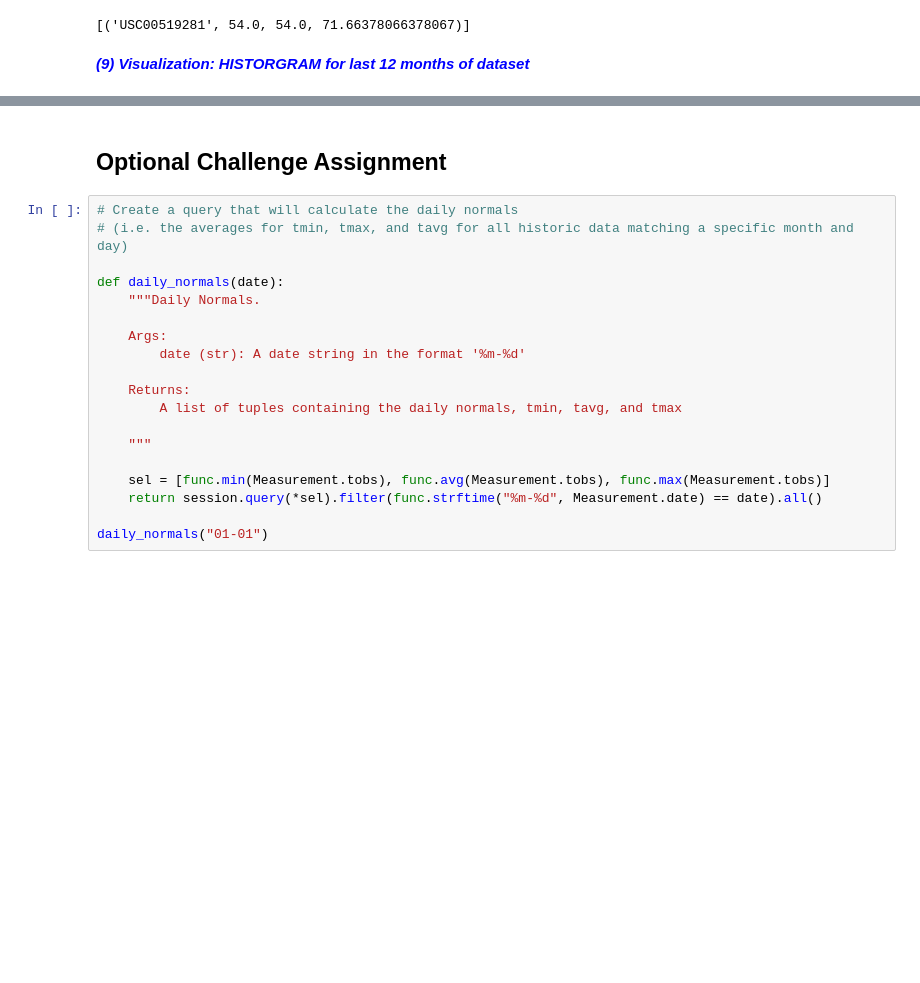
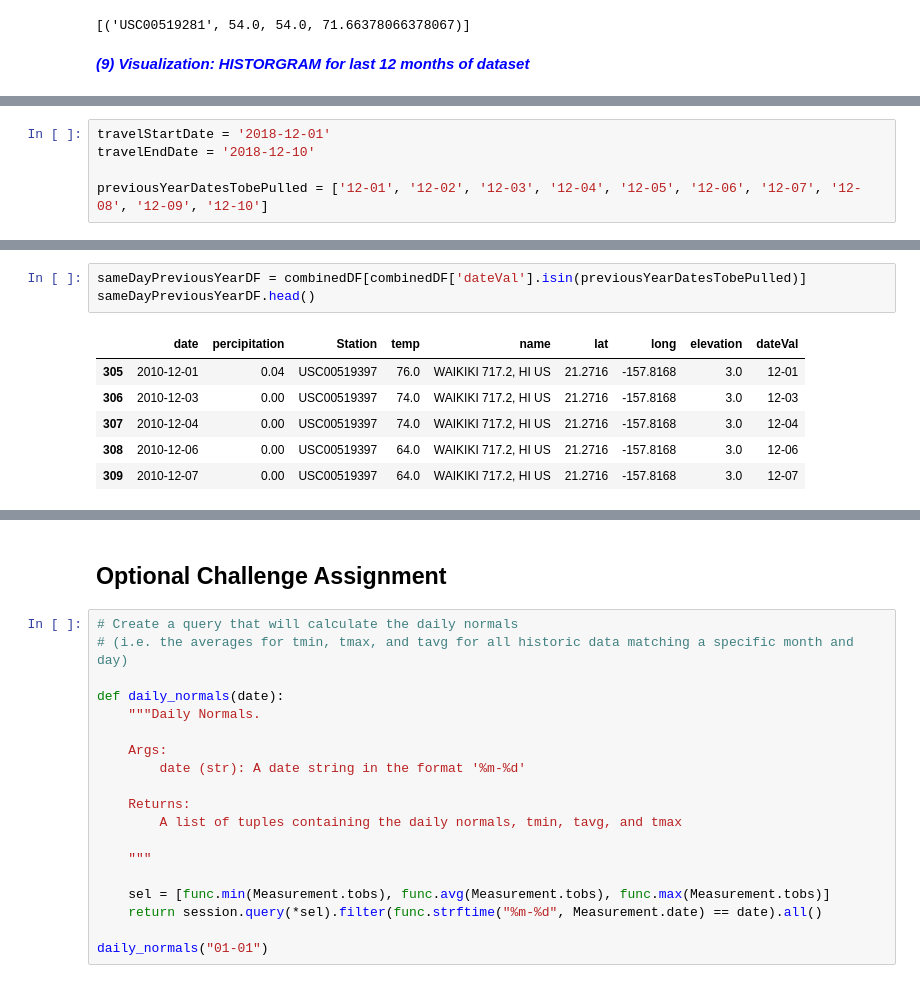
Before and after one commit to xaskoiking/HW_11_Advanced-Data-Storage-and-Retrieval, a Jupyter notebook: climate_starter.ipynb, the cells around one changed output, grey strips where cells are left out. Saved outputs shown, nothing was run; the diff lists cells and outputs as text; blank space fills up the shorter version.

```diff
--- a/climate_starter.ipynb
+++ b/climate_starter.ipynb
@@ -575,0 +625,5 @@ print(calc_temps('2012-02-28', '2012-03-05'))
+# %%
+travelStartDate = '2018-12-01'
+travelEndDate = '2018-12-10'
+
+previousYearDatesTobePulled = ['12-01', '12-02', '12-03', '12-04', '12-05', '12-06', '12-07', '12-08', '12-09', '12-10']
@@ -575,0 +640,10 @@ print(calc_temps('2012-02-28', '2012-03-05'))
+# %%
+sameDayPreviousYearDF = combinedDF[combinedDF['dateVal'].isin(previousYearDatesTobePulled)]
+sameDayPreviousYearDF.head()
+# %% [output]
+|  | date | percipitation | Station | temp | name | lat | long | elevation | dateVal |
+| 305 | 2010-12-01 | 0.04 | USC00519397 | 76.0 | WAIKIKI 717.2, HI US | 21.2716 | -157.8168 | 3.0 | 12-01 |
+| 306 | 2010-12-03 | 0.00 | USC00519397 | 74.0 | WAIKIKI 717.2, HI US | 21.2716 | -157.8168 | 3.0 | 12-03 |
+| 307 | 2010-12-04 | 0.00 | USC00519397 | 74.0 | WAIKIKI 717.2, HI US | 21.2716 | -157.8168 | 3.0 | 12-04 |
+| 308 | 2010-12-06 | 0.00 | USC00519397 | 64.0 | WAIKIKI 717.2, HI US | 21.2716 | -157.8168 | 3.0 | 12-06 |
+| 309 | 2010-12-07 | 0.00 | USC00519397 | 64.0 | WAIKIKI 717.2, HI US | 21.2716 | -157.8168 | 3.0 | 12-07 |
```
Also changed, not shown: parts of 14 cells of this notebook.
